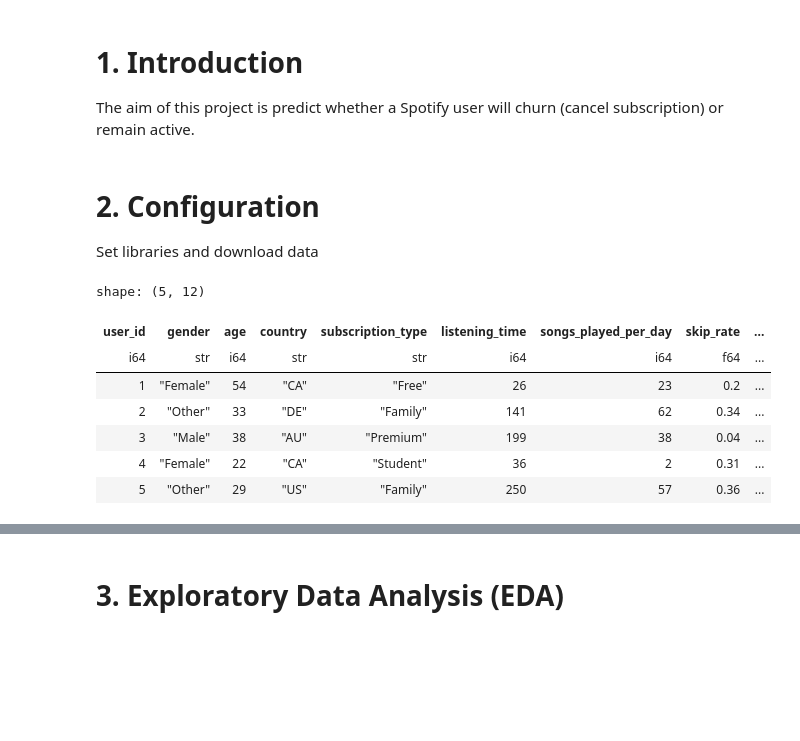
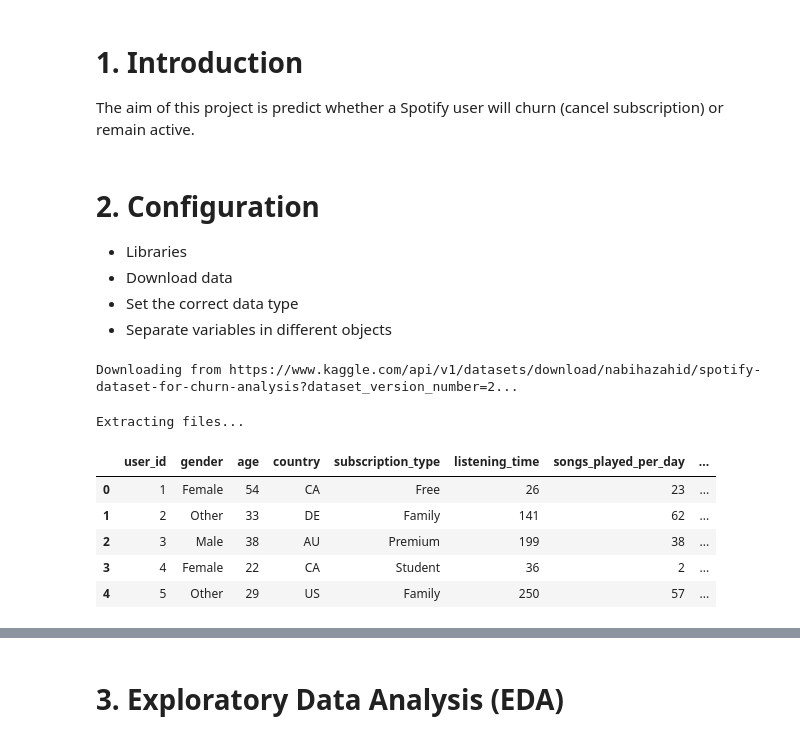
Before and after one commit to Laura-Alonso/Spotify-Analysis-Dataset-2025, a Jupyter notebook: src/main.ipynb, the cells around one changed output, grey strips where cells are left out. Drawn from its saved outputs; the diff is of its cells as text; code cells hidden in the pictures; blank space fills up the shorter version.

```diff
--- a/src/main.ipynb
+++ b/src/main.ipynb
@@ -5,5 +5,8 @@ The aim of this project is predict whether a Spotify user will churn (cancel sub
 # %% [markdown]
 # 2. **Configuration**
 
-Set libraries and download data
+- Libraries
+- Download data
+- Set the correct data type
+- Separate variables in different objects
 # %%
@@ -13,17 +27,17 @@ import polars as pl
 # %%
 # Download data
 path = kagglehub.dataset_download("nabihazahid/spotify-dataset-for-churn-analysis")
 
-df_raw = pl.read_csv(f"{path}/spotify_churn_dataset.csv")
+df_raw = pd.read_csv(f"{path}/spotify_churn_dataset.csv")
 df_raw.head()
 # %% [output]
-shape: (5, 12)
+Downloading from https://www.kaggle.com/api/v1/datasets/download/nabihazahid/spotify-dataset-for-churn-analysis?dataset_version_number=2...
+Extracting files...
-| user_id | gender | age | country | subscription_type | listening_time | songs_played_per_day | skip_rate | ... |
-| i64 | str | i64 | str | str | i64 | i64 | f64 | ... |
-| 1 | "Female" | 54 | "CA" | "Free" | 26 | 23 | 0.2 | ... |
-| 2 | "Other" | 33 | "DE" | "Family" | 141 | 62 | 0.34 | ... |
-| 3 | "Male" | 38 | "AU" | "Premium" | 199 | 38 | 0.04 | ... |
-| 4 | "Female" | 22 | "CA" | "Student" | 36 | 2 | 0.31 | ... |
-| 5 | "Other" | 29 | "US" | "Family" | 250 | 57 | 0.36 | ... |
+|  | user_id | gender | age | country | subscription_type | listening_time | songs_played_per_day | ... |
+| 0 | 1 | Female | 54 | CA | Free | 26 | 23 | ... |
+| 1 | 2 | Other | 33 | DE | Family | 141 | 62 | ... |
+| 2 | 3 | Male | 38 | AU | Premium | 199 | 38 | ... |
+| 3 | 4 | Female | 22 | CA | Student | 36 | 2 | ... |
+| 4 | 5 | Other | 29 | US | Family | 250 | 57 | ... |
 # %%
 # Set the correct type for each column
```
Also changed, not shown: parts of 46 cells of this notebook.
